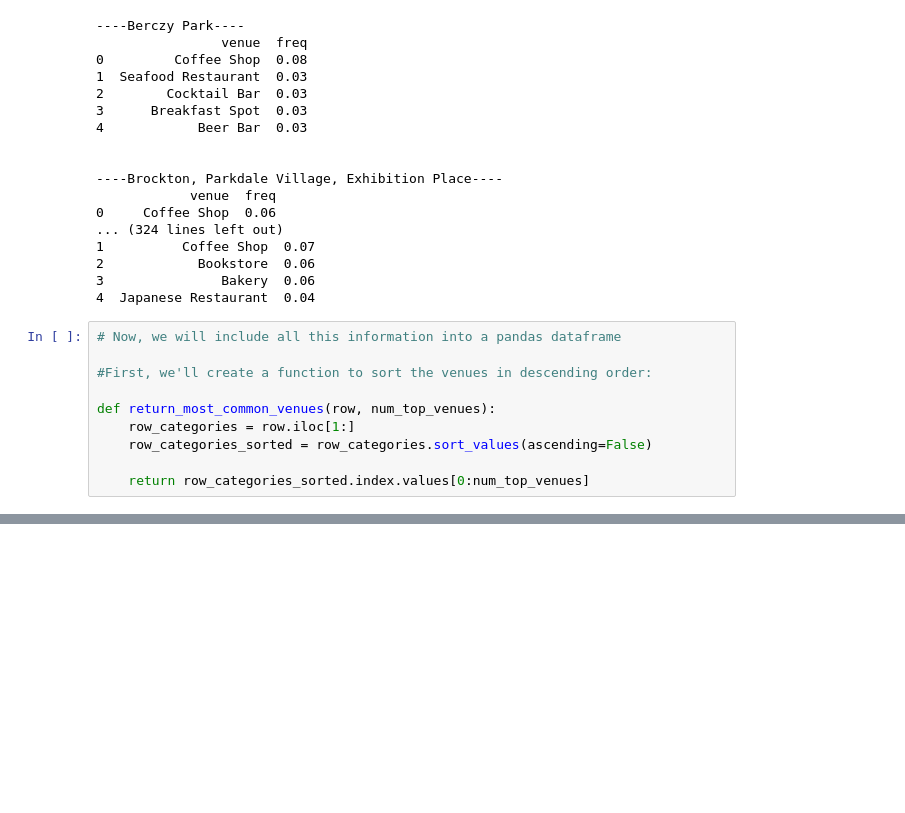
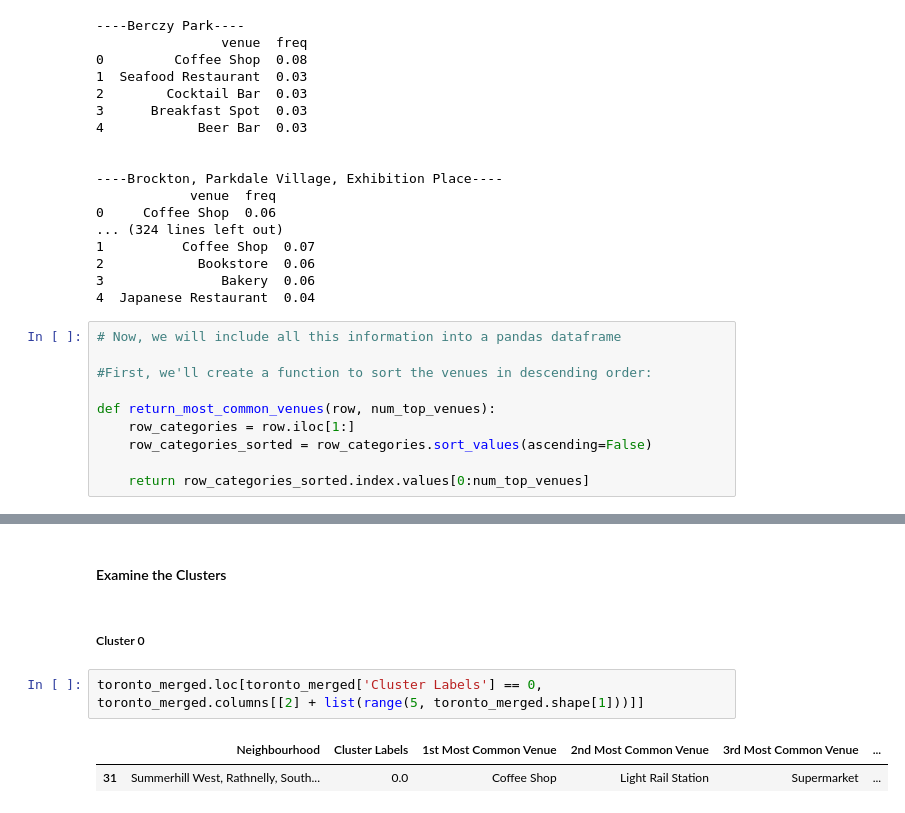
Before and after one commit to alsanme/Coursera_Capstone, a Jupyter notebook: toronto_part3.ipynb, the cells around one changed output, grey strips where cells are left out. Saved outputs shown, nothing was run; the diff lists cells and outputs as text; blank space fills up the shorter version.

```diff
--- a/toronto_part3.ipynb
+++ b/toronto_part3.ipynb
@@ -444,0 +575,9 @@ neighborhoods_venues_sorted
+# %% [markdown]
+<h4>Examine the Clusters</h4>
+# %% [markdown]
+<h5>Cluster 0</h5>
+# %%
+toronto_merged.loc[toronto_merged['Cluster Labels'] == 0, toronto_merged.columns[[2] + list(range(5, toronto_merged.shape[1]))]]
+# %% [output]
+|  | Neighbourhood | Cluster Labels | 1st Most Common Venue | 2nd Most Common Venue | 3rd Most Common Venue | ... |
+| 31 | Summerhill West, Rathnelly, South... | 0.0 | Coffee Shop | Light Rail Station | Supermarket | ... |
```
Also changed, not shown: parts of 18 cells of this notebook.
